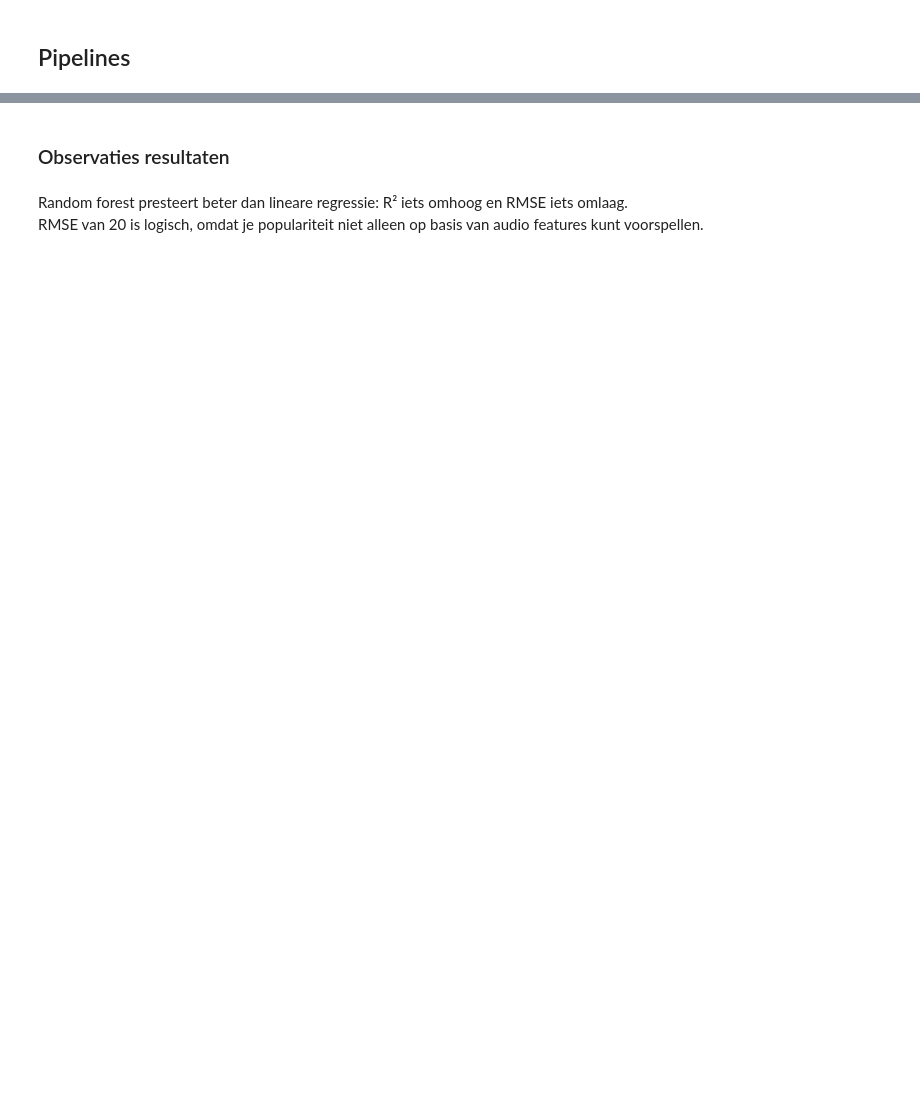
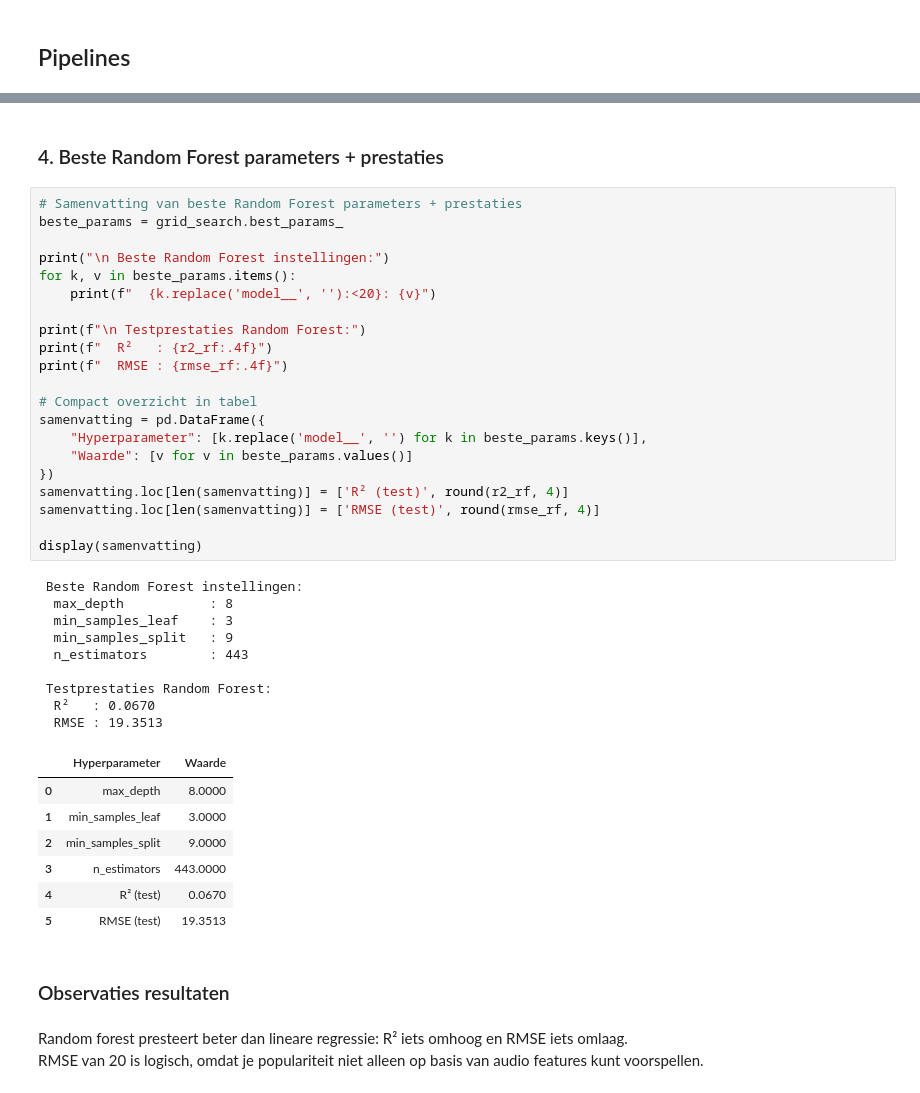
Before and after one commit to OdessaA/DataScience_SongPrediction, a Jupyter notebook: Prep & model.ipynb, the cells around one changed output, grey strips where cells are left out. Saved outputs shown, nothing was run; the diff lists cells and outputs as text; blank space fills up the shorter version.

```diff
--- a/Prep & model.ipynb
+++ b/Prep & model.ipynb
@@ -435,3 +477,43 @@ display(resultaten)
+# %% [markdown]
+### 4. Beste Random Forest parameters + prestaties
+# %%
+# Samenvatting van beste Random Forest parameters + prestaties
+beste_params = grid_search.best_params_
+
+print("\n Beste Random Forest instellingen:")
+for k, v in beste_params.items():
+    print(f"  {k.replace('model__', ''):<20}: {v}")
+
+print(f"\n Testprestaties Random Forest:")
+print(f"  R²   : {r2_rf:.4f}")
+print(f"  RMSE : {rmse_rf:.4f}")
+
+# Compact overzicht in tabel
+samenvatting = pd.DataFrame({
+    "Hyperparameter": [k.replace('model__', '') for k in beste_params.keys()],
+    "Waarde": [v for v in beste_params.values()]
+})
+samenvatting.loc[len(samenvatting)] = ['R² (test)', round(r2_rf, 4)]
+samenvatting.loc[len(samenvatting)] = ['RMSE (test)', round(rmse_rf, 4)]
+
+display(samenvatting)
+# %% [output]
+ Beste Random Forest instellingen:
+  max_depth           : 8
+  min_samples_leaf    : 3
+  min_samples_split   : 9
+  n_estimators        : 443
+
+ Testprestaties Random Forest:
+  R²   : 0.0670
+  RMSE : 19.3513
+|  | Hyperparameter | Waarde |
+| 0 | max_depth | 8.0000 |
+| 1 | min_samples_leaf | 3.0000 |
+| 2 | min_samples_split | 9.0000 |
+| 3 | n_estimators | 443.0000 |
+| 4 | R² (test) | 0.0670 |
+| 5 | RMSE (test) | 19.3513 |
 # %% [markdown]
 ### Observaties resultaten
 # %% [markdown]
```
Also changed, not shown: parts of 62 cells of this notebook.
